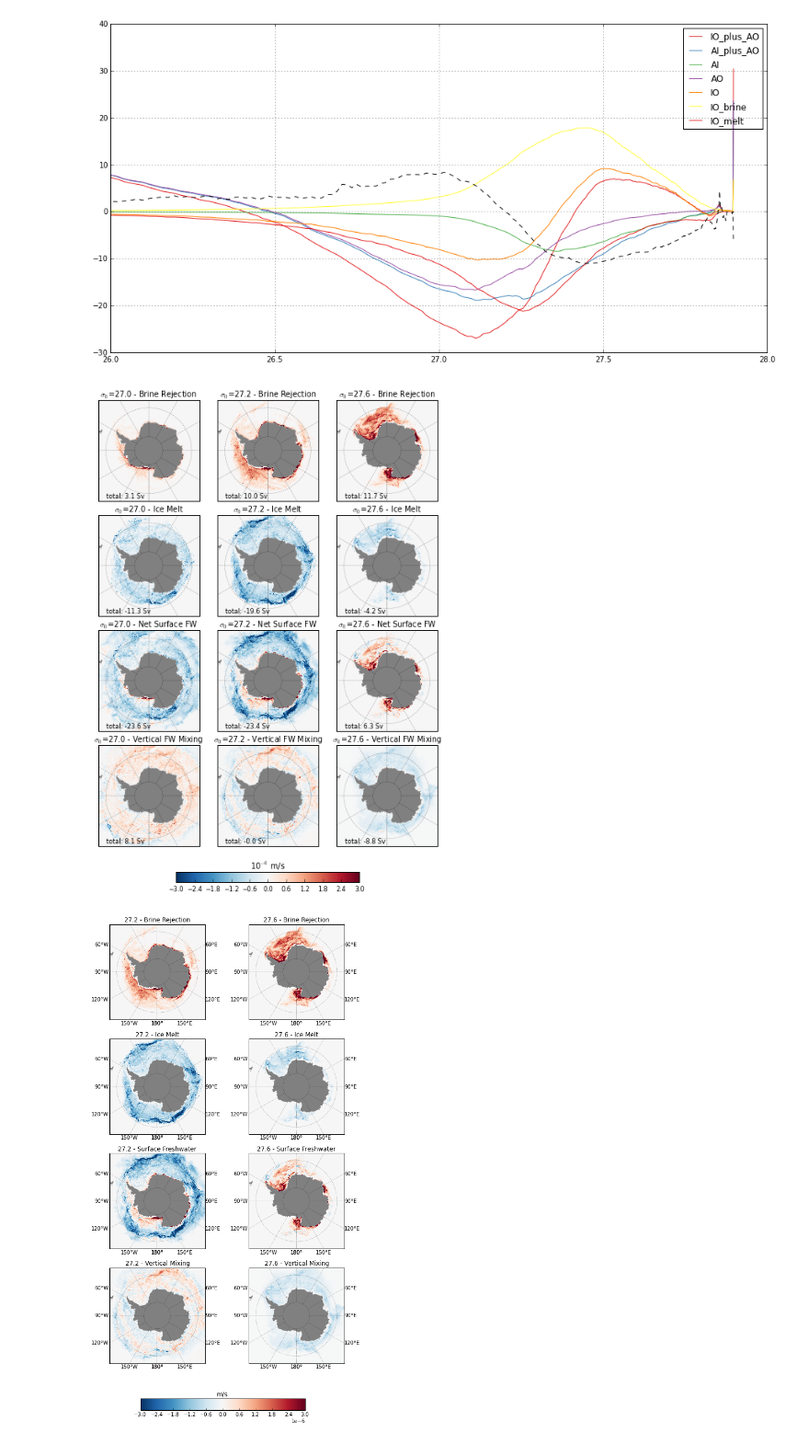
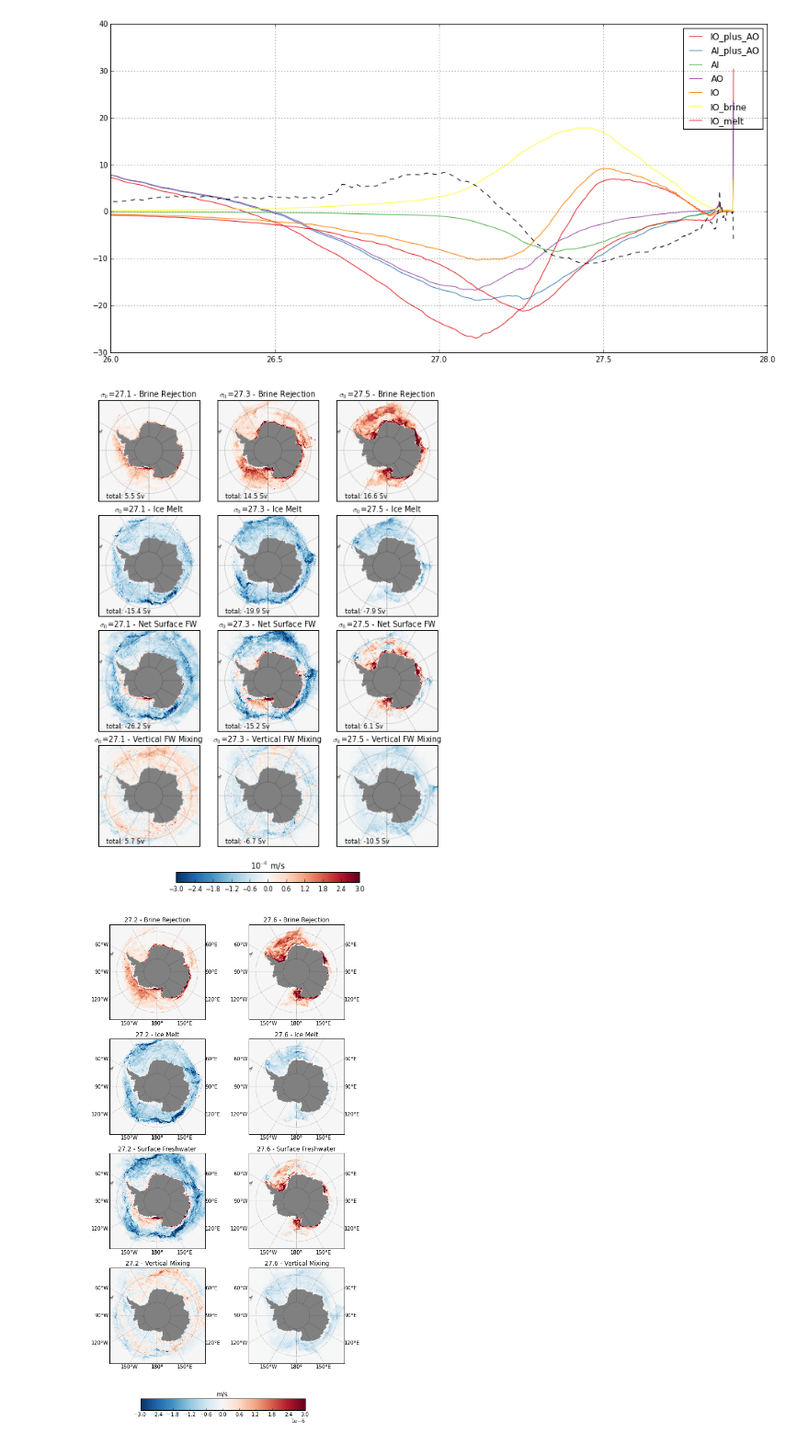
Before and after one commit to dhruvbalwada/watermass, a Jupyter notebook: SOSE_layers_analysis/transformation_maps.ipynb, the cells around one changed output. Shown: that part at 92% size. Cells and saved outputs as stored; diff of their text form; code cells hidden in the pictures.

```diff
--- a/SOSE_layers_analysis/transformation_maps.ipynb
+++ b/SOSE_layers_analysis/transformation_maps.ipynb
@@ -27,7 +27,8 @@ lat = m.yc[0,:,:]
 fw_flux_types = ['IO_plus_AO', 'AI_plus_AO', 'AI', 'AO', 'IO', 'IO_brine', 'IO_melt']
 #wmass_names = {'SAMW': 26.0, 'AAIW': 27.0, 'UCDW': 27.55, 'LCDW': 27.72, 'AABW': 27.82}
 
-wmass_names = {'27.0': (26.95,27.05), '27.2': (27.15,27.25), '27.6': (27.55,27.65)}
+#wmass_names = {'27.0': (26.95,27.05), '27.2': (27.15,27.25), '27.6': (27.55,27.65)}
+wmass_names = {'27.1': (27.05,27.15), '27.3': (27.25,27.35), '27.5': (27.45,27.55)}
 # %%
 rholevs = np.load('tmp_data/rholevs.npy')
 rho = 0.5*(rholevs[1:] + rholevs[:-1])-1000
@@ -71,36 +72,37 @@ trlims = np.array([-3e-6, 3e-6])
 plt.rcParams['font.size'] = 8
 plt.rcParams['legend.fontsize'] = 8
 
 plt.figure(figsize=(6.5,9))
 plt.subplots_adjust(left=0.02, right=0.98, top=0.98, bottom=0.1,
                     hspace=0.14, wspace=0.05)
 
 fldfac = 1e6
 
-for i, wmname in enumerate(['27.0', '27.2', '27.6']):
+#for i, wmname in enumerate(['27.0', '27.2', '27.6']):
+for i, wmname in enumerate(['27.1', '27.3', '27.5']):
     wmtr = tr[wmname]
     wmtrmix = trmix[wmname]
     for n, (fld,name) in enumerate(zip(
                 (wmtr[-2], wmtr[-1], wmtr[0], wmtrmix),
                 ('Brine Rejection', 'Ice Melt', 'Net Surface FW', 'Vertical FW Mixing'))):
 
         ax=plt.subplot(4,3,(3*n)+i+1)
         pc, bm = sose_maps.pcolormesh(lon, lat, fldfac*fld, labels=[0,0,0,0],
                                       cmap='RdBu_r', rasterized=True)
         plt.clim(fldfac*trlims)
         x,y  = bm(-138,-47)
         ax.text(x,y,'total: %3.1f Sv' % ((fld*m.rac).sum()/1e6))
         plt.title(r'$\sigma_0$=%s - %s' % (wmname, name))
 
 cbax = plt.axes((0.25,0.03,0.5,0.02))
 cb = plt.colorbar(cax=cbax, orientation='horizontal')
 #cb.formatter.set_powerlimits((0, 0))
 cb.update_ticks()
 cbax.set_title(r'10$^{-6}$ m/s')
 
-plt.savefig('../figures_ice_moc/transformation_maps.pdf')
+plt.savefig('../figures_ice_moc/transformation_maps_new.pdf')
 # %% [output]
-[figure, old version]
+[figure, new version]
 # %%
 
 
```
Also changed, not shown: 5 other files.
